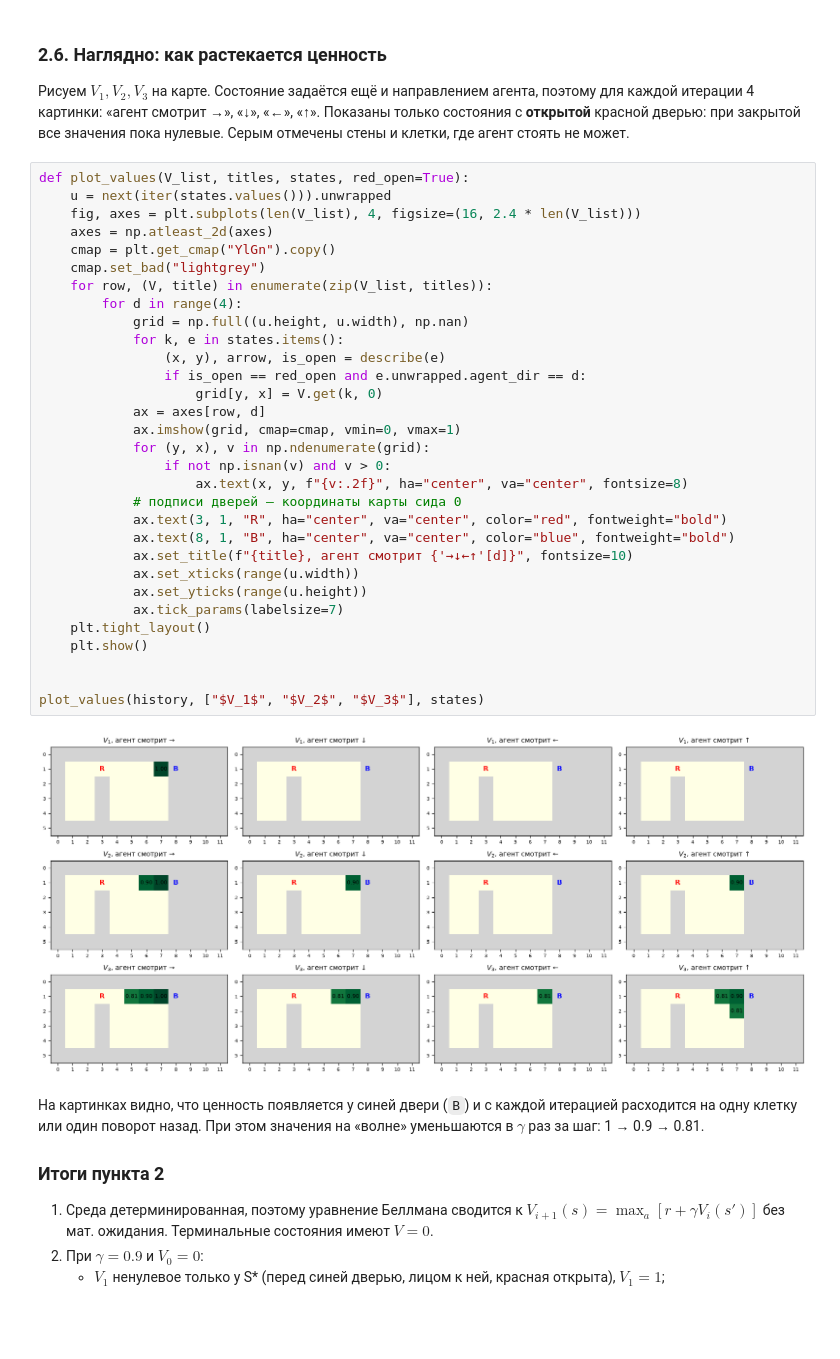
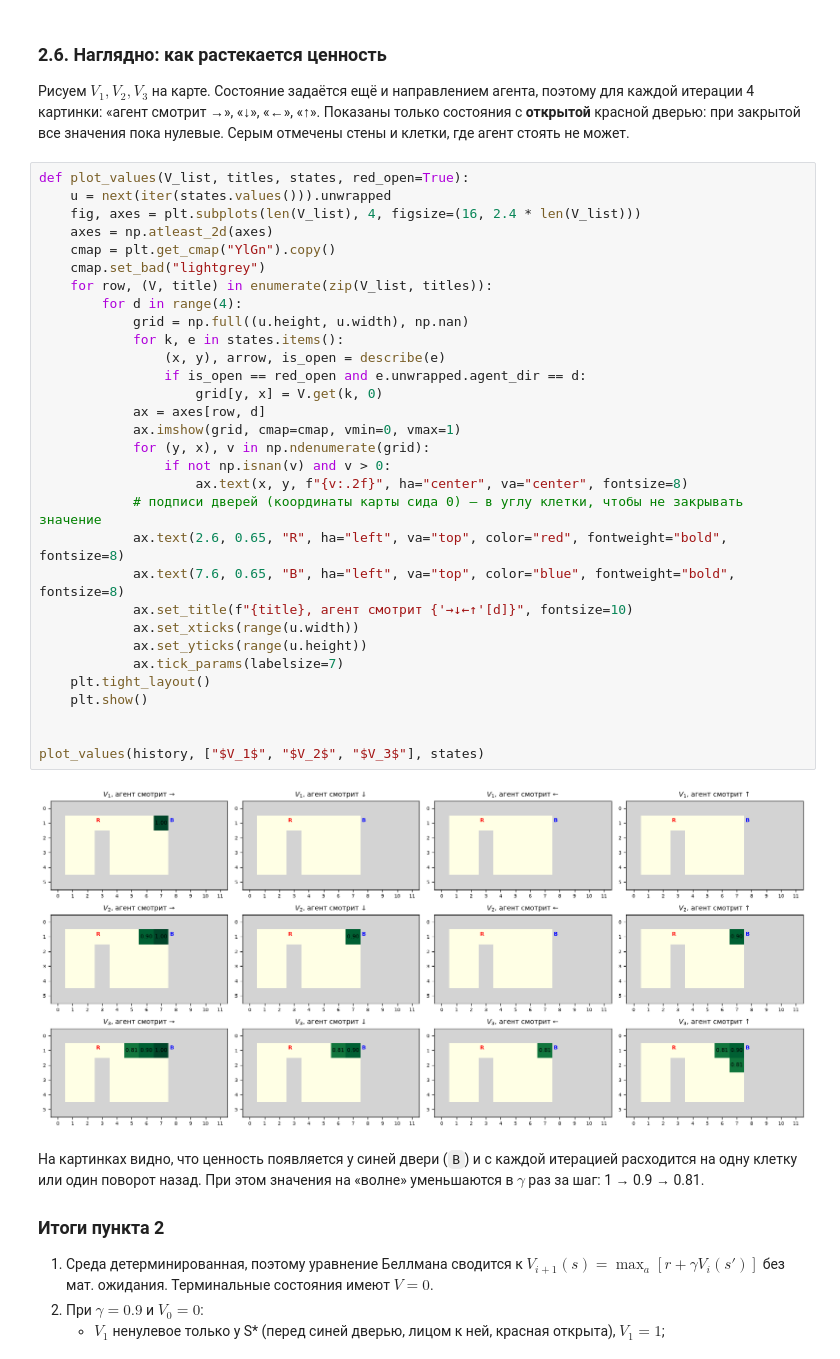
Before and after one commit to DmytryPan/RL-lab-01, a Jupyter notebook: lab01.ipynb, the cells around one changed output. Saved outputs shown, nothing was run; the diff lists cells and outputs as text; blank space fills up the shorter version.

```diff
--- a/lab01.ipynb
+++ b/lab01.ipynb
@@ -722,36 +719,36 @@ print("Ожидание по формуле: 0.9^(10-1) =", round(GAMMA ** 9, 4)
 # %%
 def plot_values(V_list, titles, states, red_open=True):
     u = next(iter(states.values())).unwrapped
     fig, axes = plt.subplots(len(V_list), 4, figsize=(16, 2.4 * len(V_list)))
     axes = np.atleast_2d(axes)
     cmap = plt.get_cmap("YlGn").copy()
     cmap.set_bad("lightgrey")
     for row, (V, title) in enumerate(zip(V_list, titles)):
         for d in range(4):
             grid = np.full((u.height, u.width), np.nan)
             for k, e in states.items():
                 (x, y), arrow, is_open = describe(e)
                 if is_open == red_open and e.unwrapped.agent_dir == d:
                     grid[y, x] = V.get(k, 0)
             ax = axes[row, d]
             ax.imshow(grid, cmap=cmap, vmin=0, vmax=1)
             for (y, x), v in np.ndenumerate(grid):
                 if not np.isnan(v) and v > 0:
                     ax.text(x, y, f"{v:.2f}", ha="center", va="center", fontsize=8)
-            # подписи дверей — координаты карты сида 0
-            ax.text(3, 1, "R", ha="center", va="center", color="red", fontweight="bold")
-            ax.text(8, 1, "B", ha="center", va="center", color="blue", fontweight="bold")
+            # подписи дверей (координаты карты сида 0) — в углу клетки, чтобы не закрывать значение
+            ax.text(2.6, 0.65, "R", ha="left", va="top", color="red", fontweight="bold", fontsize=8)
+            ax.text(7.6, 0.65, "B", ha="left", va="top", color="blue", fontweight="bold", fontsize=8)
             ax.set_title(f"{title}, агент смотрит {'→↓←↑'[d]}", fontsize=10)
             ax.set_xticks(range(u.width))
             ax.set_yticks(range(u.height))
             ax.tick_params(labelsize=7)
     plt.tight_layout()
     plt.show()
 
 
 plot_values(history, ["$V_1$", "$V_2$", "$V_3$"], states)
 # %% [output]
-[figure, old version]
+[figure, new version]
 # %% [markdown]
 На картинках видно, что ценность появляется у синей двери (`B`) и с каждой итерацией расходится на одну клетку или один поворот назад. При этом значения на «волне» уменьшаются в $\gamma$ раз за шаг: 1 → 0.9 → 0.81.
 
```
Also changed, not shown: parts of 50 cells of this notebook, 1 other file.
